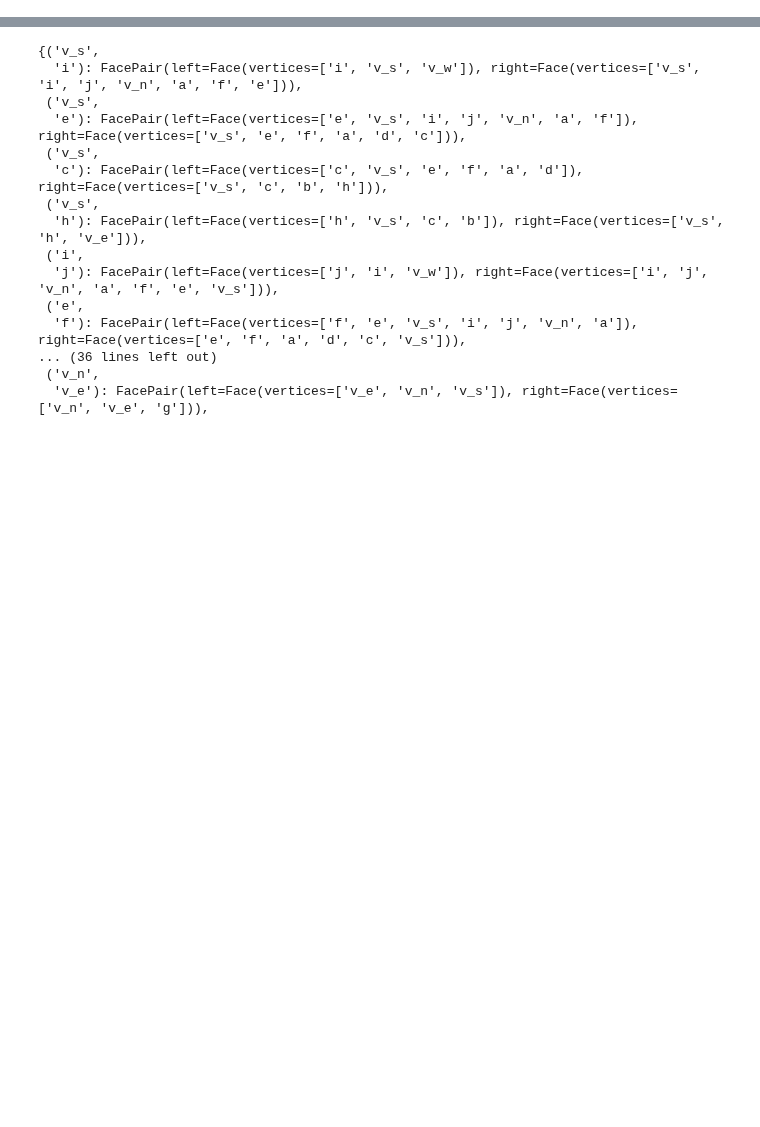
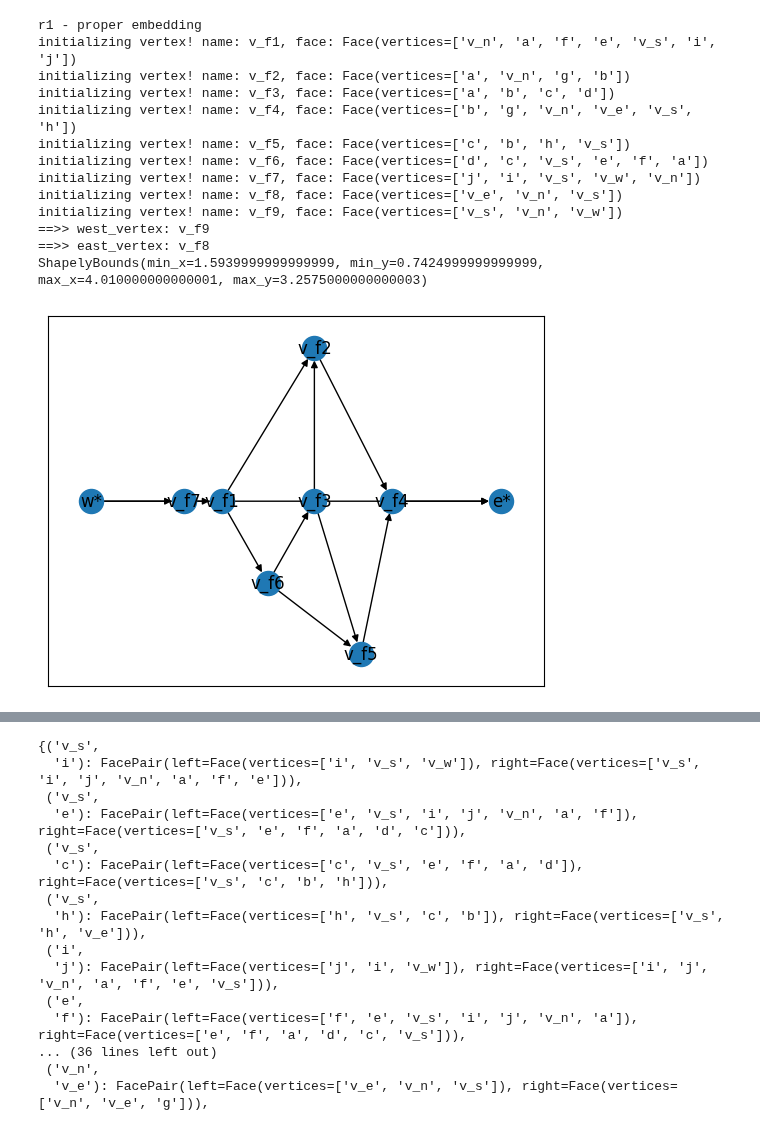
Before and after one commit to juliet29/graph2plan, a Jupyter notebook: notebooks/02_external_embed.ipynb, the cells around one changed output, grey strips where cells are left out. Cells and saved outputs as stored; diff of their text form; code cells hidden in the pictures; blank space fills up the shorter version.

```diff
--- a/notebooks/02_external_embed.ipynb
+++ b/notebooks/02_external_embed.ipynb
@@ -22,3 +19,20 @@ r1, r2 = fully_embed_kant()
+# %%
+r1, r1_faces = test_dual_for_proper_embed()
+# %% [output]
+r1 - proper embedding
+initializing vertex! name: v_f1, face: Face(vertices=['v_n', 'a', 'f', 'e', 'v_s', 'i', 'j'])
+initializing vertex! name: v_f2, face: Face(vertices=['a', 'v_n', 'g', 'b'])
+initializing vertex! name: v_f3, face: Face(vertices=['a', 'b', 'c', 'd'])
+initializing vertex! name: v_f4, face: Face(vertices=['b', 'g', 'v_n', 'v_e', 'v_s', 'h'])
+initializing vertex! name: v_f5, face: Face(vertices=['c', 'b', 'h', 'v_s'])
+initializing vertex! name: v_f6, face: Face(vertices=['d', 'c', 'v_s', 'e', 'f', 'a'])
+initializing vertex! name: v_f7, face: Face(vertices=['j', 'i', 'v_s', 'v_w', 'v_n'])
+initializing vertex! name: v_f8, face: Face(vertices=['v_e', 'v_n', 'v_s'])
+initializing vertex! name: v_f9, face: Face(vertices=['v_s', 'v_n', 'v_w'])
+==>> west_vertex: v_f9
+==>> east_vertex: v_f8
+ShapelyBounds(min_x=1.5939999999999999, min_y=0.7424999999999999, max_x=4.010000000000001, max_y=3.2575000000000003)
+[figure, added]
 # %%
 r1.draw()
 # %% [output]
```
Also changed, not shown: parts of 26 cells of this notebook, 6 other files.
